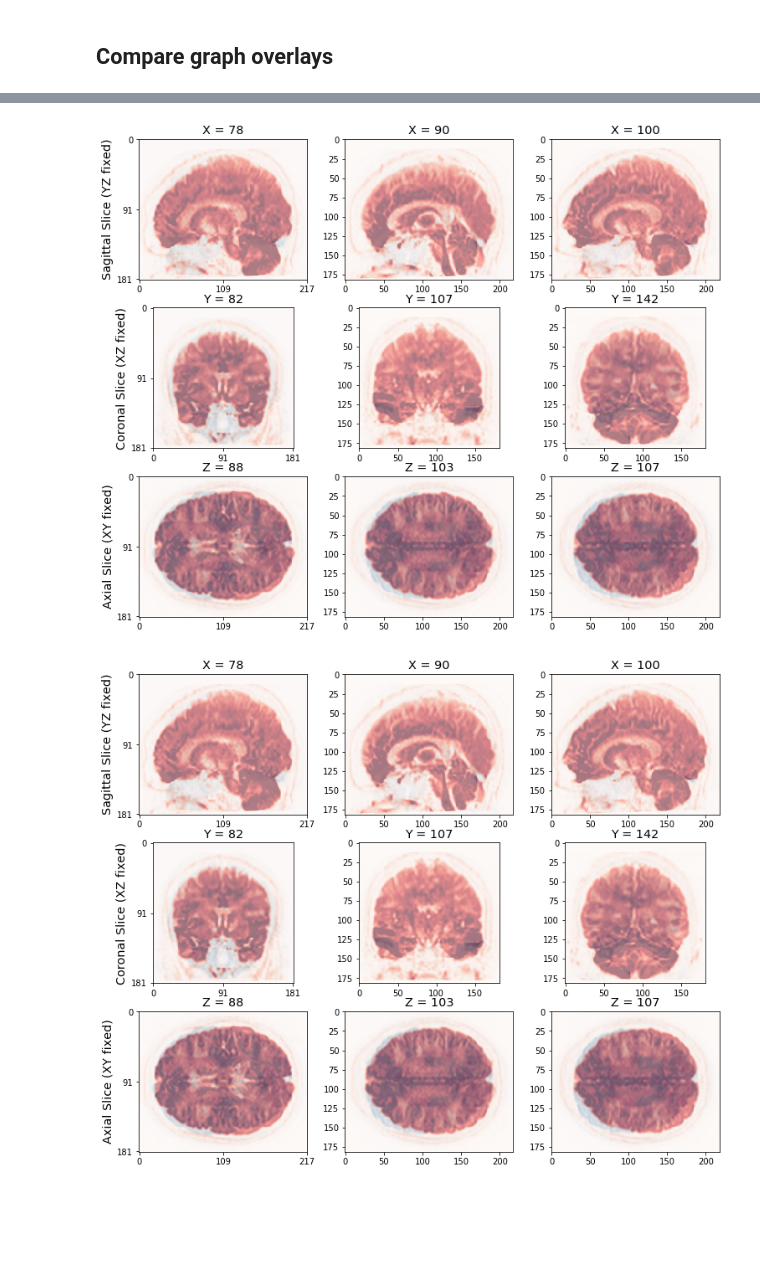
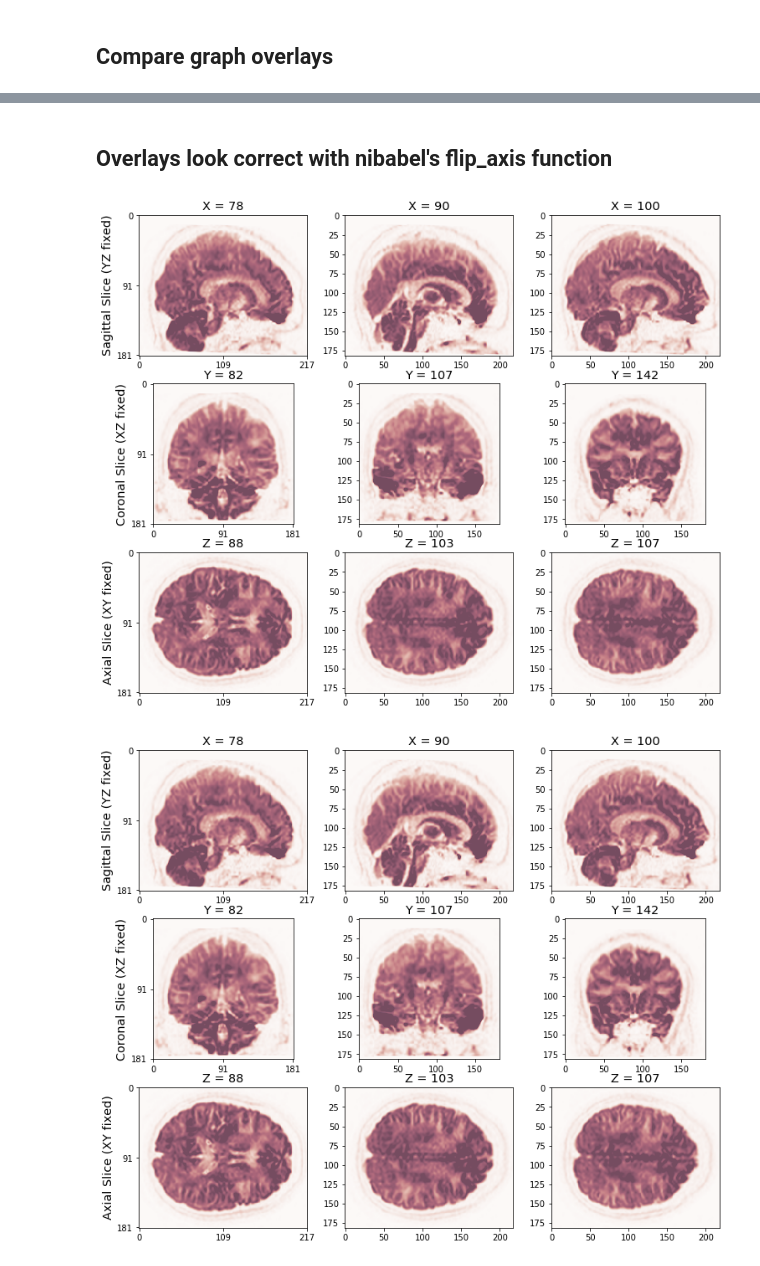
Before and after one commit to neurodata/aloftus, a Jupyter notebook: pr-diff.ipynb, the cells around one changed output, grey strips where cells are left out. Cells and saved outputs as stored; diff of their text form; code cells hidden in the pictures; blank space fills up the shorter version.

```diff
--- a/pr-diff.ipynb
+++ b/pr-diff.ipynb
@@ -336,7 +320,7 @@ master_nib_new = nib.Nifti1Image(master_nib.get_data(), eric_aff, header=master_
 # %% [markdown]
 ## Compare graph overlays
 # %%
-# I realize that `from ndmg.qa_regdti import plot_overlays` would save this cell from needing to exist, but it's nice to be able to edit if I want
+# I realize that `from ndmg.qa_regdti import plot_overlays` would save this cell from needing to exist, but I wanted to make some minor edits to the code
 
 import os
 import re
@@ -413,10 +397,11 @@ def plot_overlays(atlas, b0, cmaps):
                 ax.yaxis.set_ticks([0, image.shape[0]/2, image.shape[0] - 1])
                 ax.xaxis.set_ticks([0, image.shape[1]/2, image.shape[1] - 1])
 
-            min_val, max_val = get_min_max(image)
-            plt.imshow(atl, interpolation='none', cmap=cmaps[0], alpha=0.5)
+            min_val_atl, max_val_atl = get_min_max(atl)  # Added this in from default ndmg
+            min_val_img, max_val_img = get_min_max(image)
+            plt.imshow(atl, interpolation='none', cmap=cmaps[0], alpha=0.5, vmin=min_val_atl, vmax=max_val_atl)
             plt.imshow(image, interpolation='none', cmap=cmaps[1], alpha=0.5,
-                       vmin=min_val, vmax=max_val)
+                       vmin=min_val_img, vmax=max_val_img)
 
     fig = plt.gcf()
     fig.set_size_inches(12.5, 10.5, forward=True)
@@ -433,5 +426,7 @@ def get_min_max(data):
+# %% [markdown]
+## Overlays look correct with nibabel's flip_axis function
 # %%
-plot_overlays(eric_nib.get_data()[:, :, :, 0], master_nib_new.get_data()[:, :, :, 0], cmaps=['Blues', 'Reds'])
+plot_overlays(nb.flip_axis(master_nib.get_data(), axis=1)[:, :, :, 0], eric_nib.get_data()[:, :, :, 0], cmaps=['Blues', 'Reds'])
 # %% [output]
-[figure, old version]
+[figure, new version]
-[figure, old version]
+[figure, new version]
```
Also changed, not shown: parts of 9 cells of this notebook.
